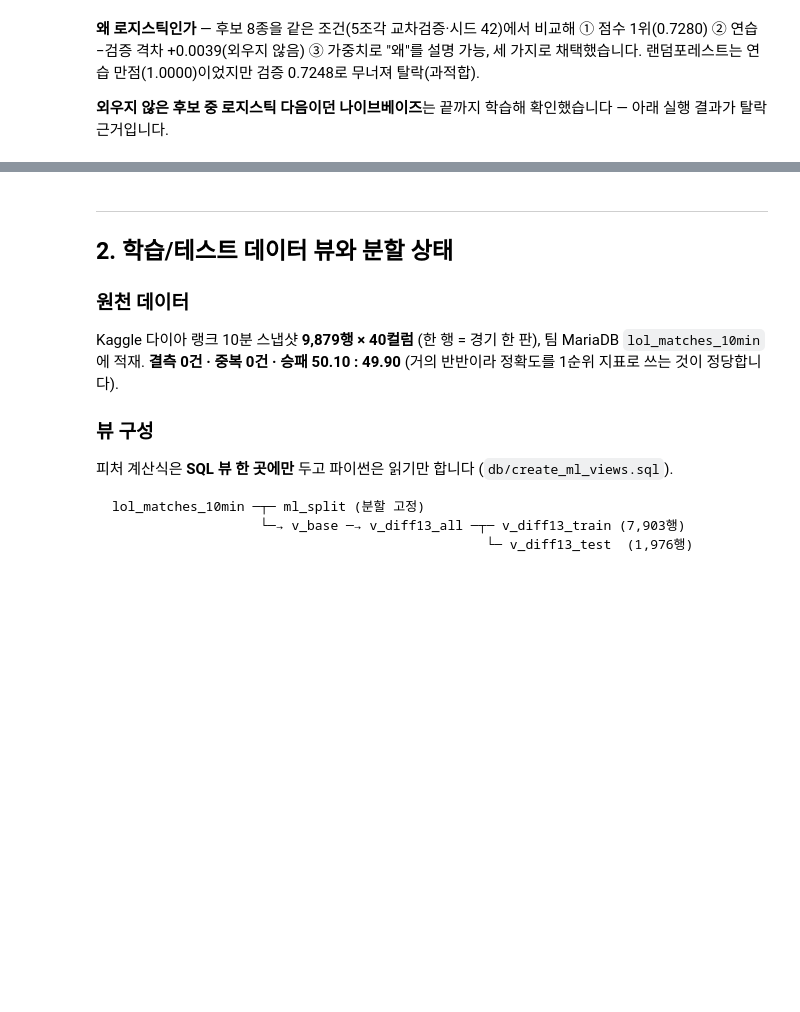
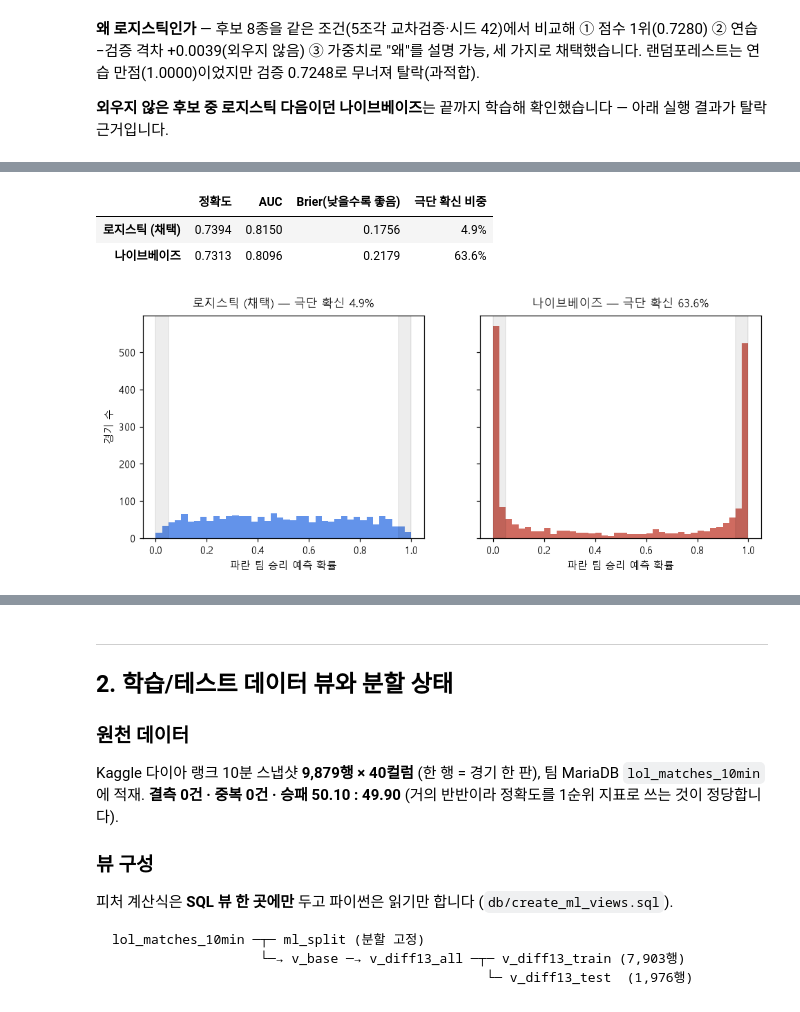
Before and after one commit to wpalswpa/project2608, a Jupyter notebook: reports/model_report.ipynb, the cells around one changed output, grey strips where cells are left out. Saved outputs shown, nothing was run; the diff lists cells and outputs as text; code cells hidden in the pictures; blank space fills up the shorter version.

```diff
--- a/reports/model_report.ipynb
+++ b/reports/model_report.ipynb
@@ -121,0 +121,42 @@ print("지표끼리 상관 0.9로 얽혀 있는데 독립이라 가정하고 곱
+# %%
+# ── 차점자 검증: 나이브베이즈를 같은 데이터로 끝까지 학습해 비교 ─────
+# "왜 로지스틱이어야 했나"에 답하려면 차점자가 왜 안 됐는지 보여줘야 합니다.
+from sklearn.naive_bayes import GaussianNB
+from sklearn.pipeline import Pipeline
+from sklearn.preprocessing import StandardScaler
+from sklearn.metrics import accuracy_score, roc_auc_score, brier_score_loss
+
+X_tr, y_tr, X_te, y_te, meta = load_data()          # 저장된 분할 그대로 (아래 2장에서 검증)
+nb_model = Pipeline([("scaler", StandardScaler()),   # 로지스틱과 같은 전처리 조건
+                     ("model", GaussianNB())]).fit(X_tr, y_tr)
+
+# "극단 확신" = 확률이 5% 미만이거나 95% 초과 — 모델이 아주 강하게 단정한 경기
+EXTREME_LO, EXTREME_HI = 0.05, 0.95
+
+rows = []
+for name, m in [("로지스틱 (채택)", model), ("나이브베이즈", nb_model)]:
+    p = m.predict_proba(X_te)[:, 1]                  # 파란 팀 승리 확률
+    rows.append({"정확도": f"{accuracy_score(y_te, (p >= 0.5).astype(int)):.4f}",
+                 "AUC": f"{roc_auc_score(y_te, p):.4f}",
+                 "Brier(낮을수록 좋음)": f"{brier_score_loss(y_te, p):.4f}",
+                 "극단 확신 비중": f"{((p < EXTREME_LO) | (p > EXTREME_HI)).mean():.1%}"})
+display(pd.DataFrame(rows, index=["로지스틱 (채택)", "나이브베이즈"]))
+
+# 그림: 두 모델이 내놓는 확률의 분포. 회색 띠 = 극단 확신 구간
+fig, axes = plt.subplots(1, 2, figsize=(10.5, 3.8), sharey=True)
+bins = np.linspace(0, 1, 41)
+for ax, (name, m) in zip(axes, [("로지스틱 (채택)", model), ("나이브베이즈", nb_model)]):
+    p = m.predict_proba(X_te)[:, 1]
+    ext = ((p < EXTREME_LO) | (p > EXTREME_HI)).mean()
+    ax.hist(p, bins=bins, color=BLUE if "로지스틱" in name else RED, alpha=0.75)
+    ax.axvspan(0, EXTREME_LO, color="black", alpha=0.07)
+    ax.axvspan(EXTREME_HI, 1, color="black", alpha=0.07)
+    ax.set_title(f"{name} — 극단 확신 {ext:.1%}", fontsize=11, pad=8)
+    ax.set_xlabel("파란 팀 승리 예측 확률")
+axes[0].set_ylabel("경기 수")
+plt.show()
+# %% [output]
+|  | 정확도 | AUC | Brier(낮을수록 좋음) | 극단 확신 비중 |
+| 로지스틱 (채택) | 0.7394 | 0.8150 | 0.1756 | 4.9% |
+| 나이브베이즈 | 0.7313 | 0.8096 | 0.2179 | 63.6% |
+[figure, added]
```
Also changed, not shown: parts of 24 cells of this notebook.
